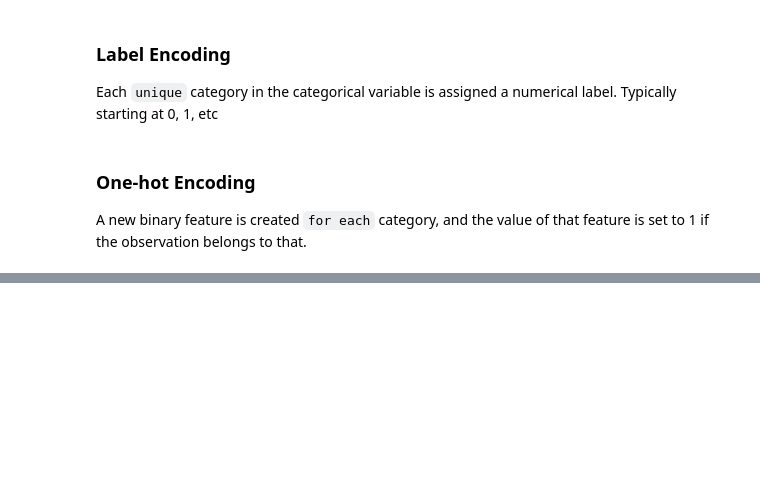
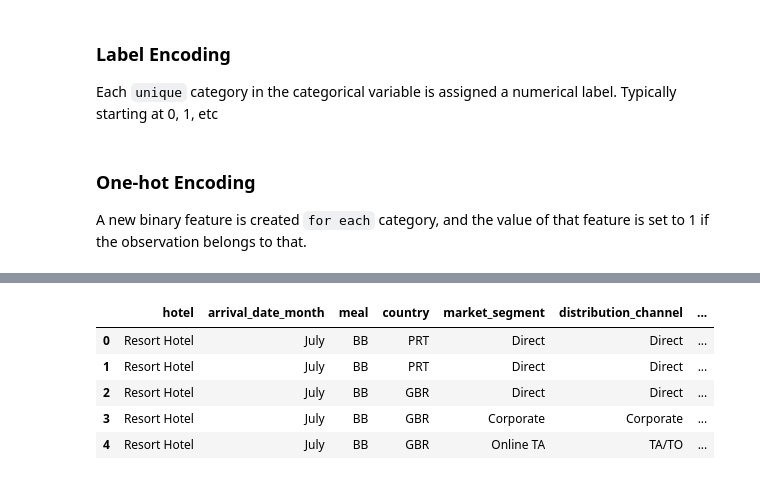
Before and after one commit to CS4580/my-notes-JulianArchuleta, a Jupyter notebook: module4/correlation_analysis.ipynb, the cells around one changed output, grey strips where cells are left out. Drawn from its saved outputs; the diff is of its cells as text; code cells hidden in the pictures; blank space fills up the shorter version.

```diff
--- a/module4/correlation_analysis.ipynb
+++ b/module4/correlation_analysis.ipynb
@@ -46,3 +46,17 @@ Each `unique` category in the categorical variable is assigned a numerical label
 # %% [markdown]
 ### One-hot Encoding
 A new binary feature is created `for each` category, and the value of that feature is set to 1 if the observation  belongs to that.
+# %%
+import pandas as pd
+
+data_df = pd.read_csv("../data/hotel_bookings.csv")
+
+# data_df.head()
+# %%
+# See dataset dtypes
+# data_df.dtypes
+
+# Task: Create a list of those columns/features that are of type 'object'
+# Using a list comprehsion with predicate
+cat_cols = [col for col in data_df.columns if data_df[col].dtype == 'object']
+cat_cols
@@ -48,0 +76,10 @@ A new binary feature is created `for each` category, and the value of that featu
+# %%
+cat_df = data_df[cat_cols]
+cat_df.head()
+# %% [output]
+|  | hotel | arrival_date_month | meal | country | market_segment | distribution_channel | ... |
+| 0 | Resort Hotel | July | BB | PRT | Direct | Direct | ... |
+| 1 | Resort Hotel | July | BB | PRT | Direct | Direct | ... |
+| 2 | Resort Hotel | July | BB | GBR | Direct | Direct | ... |
+| 3 | Resort Hotel | July | BB | GBR | Corporate | Corporate | ... |
+| 4 | Resort Hotel | July | BB | GBR | Online TA | TA/TO | ... |
```
Also changed, not shown: parts of 12 cells of this notebook.
